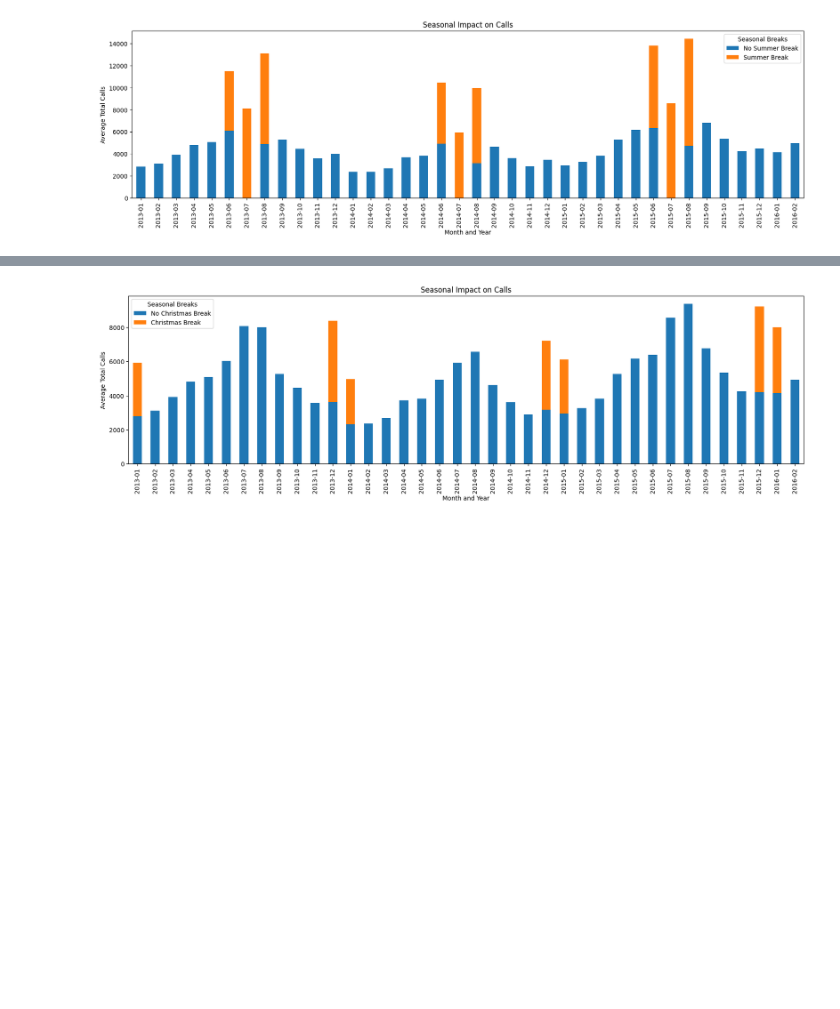
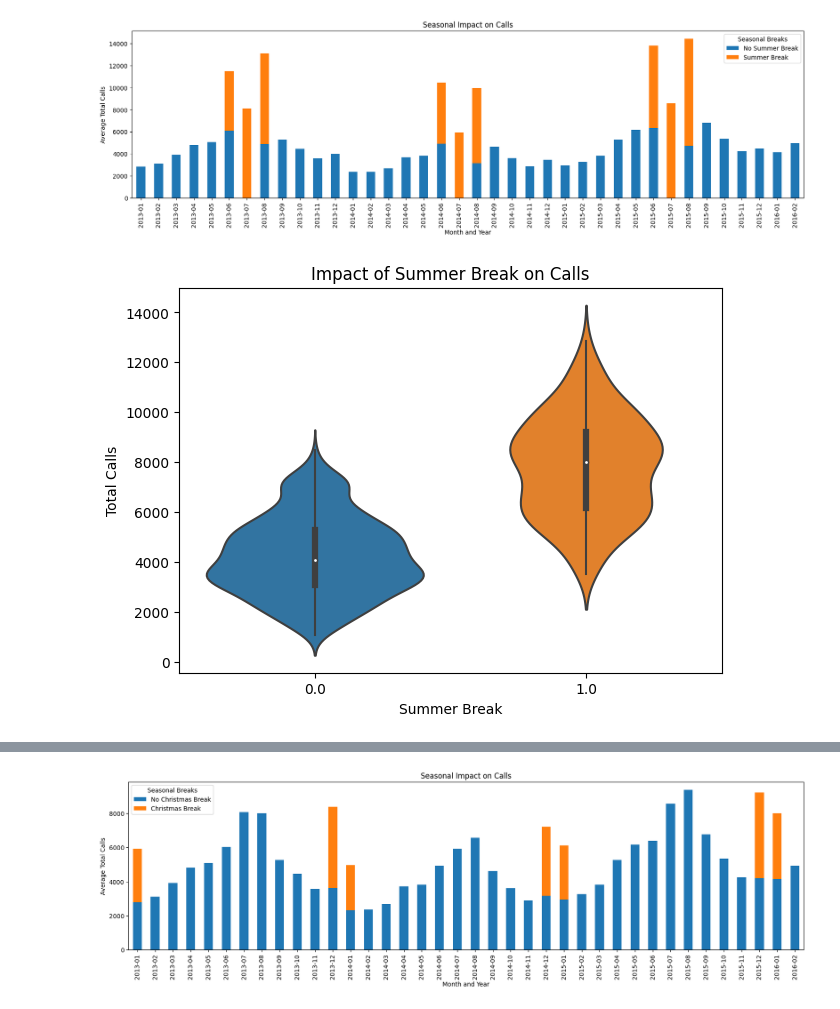
Before and after one commit to Thanesh-Ravindran/call-volume-forecast, a Jupyter notebook: notebooks/01_eda.ipynb, the cells around one changed output, grey strips where cells are left out. Drawn from its saved outputs; the diff is of its cells as text; code cells hidden in the pictures; blank space fills up the shorter version.

```diff
--- a/notebooks/01_eda.ipynb
+++ b/notebooks/01_eda.ipynb
@@ -512,3 +503,12 @@ ax.legend(title="Seasonal Breaks", labels=['No Summer Break', 'Summer Break'])
 plt.show()
 # %% [output]
 [figure]
+# %%
+plt.figure(figsize=(7, 5))
+sns.violinplot(x='summer_break', y='calls', data=data_calls_reservations_merge_02)
+plt.title('Impact of Summer Break on Calls')
+plt.xlabel('Summer Break')
+plt.ylabel('Total Calls')
+plt.show()
+# %% [output]
+[figure, added]
```
Also changed, not shown: parts of 29 cells of this notebook, 3 other files.
